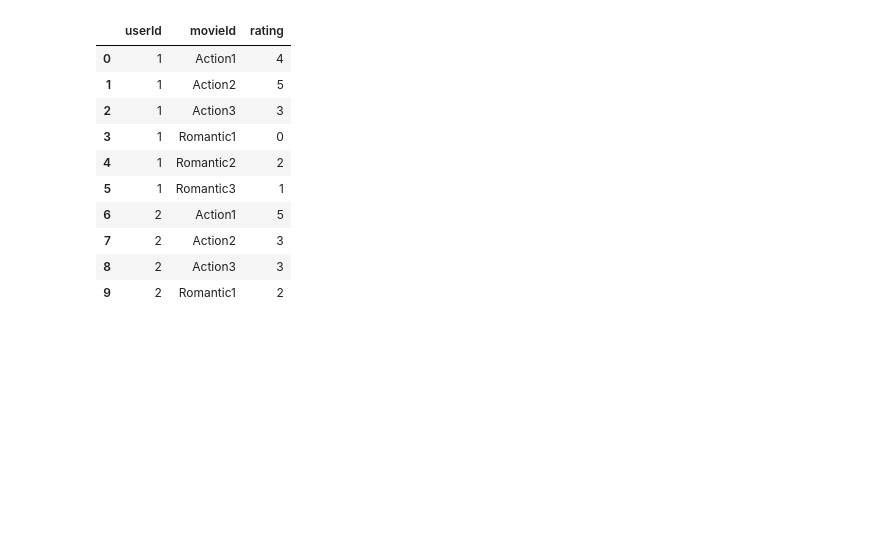
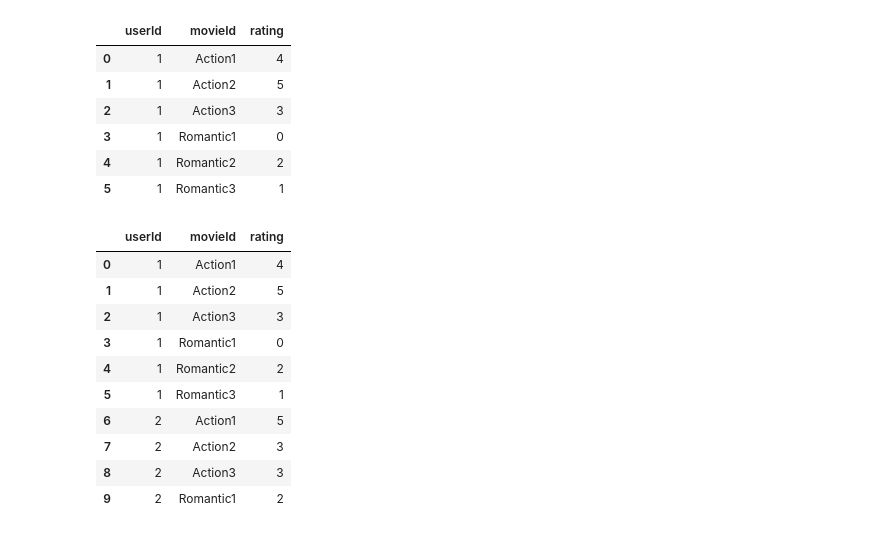
Before and after one commit to saraswatnitin/IMT_RecommendationSystem, a Jupyter notebook: colaborative_filtering_movie_recommendation.ipynb, the cells around one changed output. Saved outputs shown, nothing was run; the diff lists cells and outputs as text; code cells hidden in the pictures; blank space fills up the shorter version.

```diff
--- a/colaborative_filtering_movie_recommendation.ipynb
+++ b/colaborative_filtering_movie_recommendation.ipynb
@@ -21,4 +22,14 @@ data = {'userId': [1,1,1,1,1,1,
                    1,0,2,3,3,4]}
 
 ratings=pd.DataFrame(data)
+# %%
+ratings.head(6)
+# %% [output]
+|  | userId | movieId | rating |
+| 0 | 1 | Action1 | 4 |
+| 1 | 1 | Action2 | 5 |
+| 2 | 1 | Action3 | 3 |
+| 3 | 1 | Romantic1 | 0 |
+| 4 | 1 | Romantic2 | 2 |
+| 5 | 1 | Romantic3 | 1 |
 # %%
```
Also changed, not shown: parts of 6 cells of this notebook, 1 other file.
